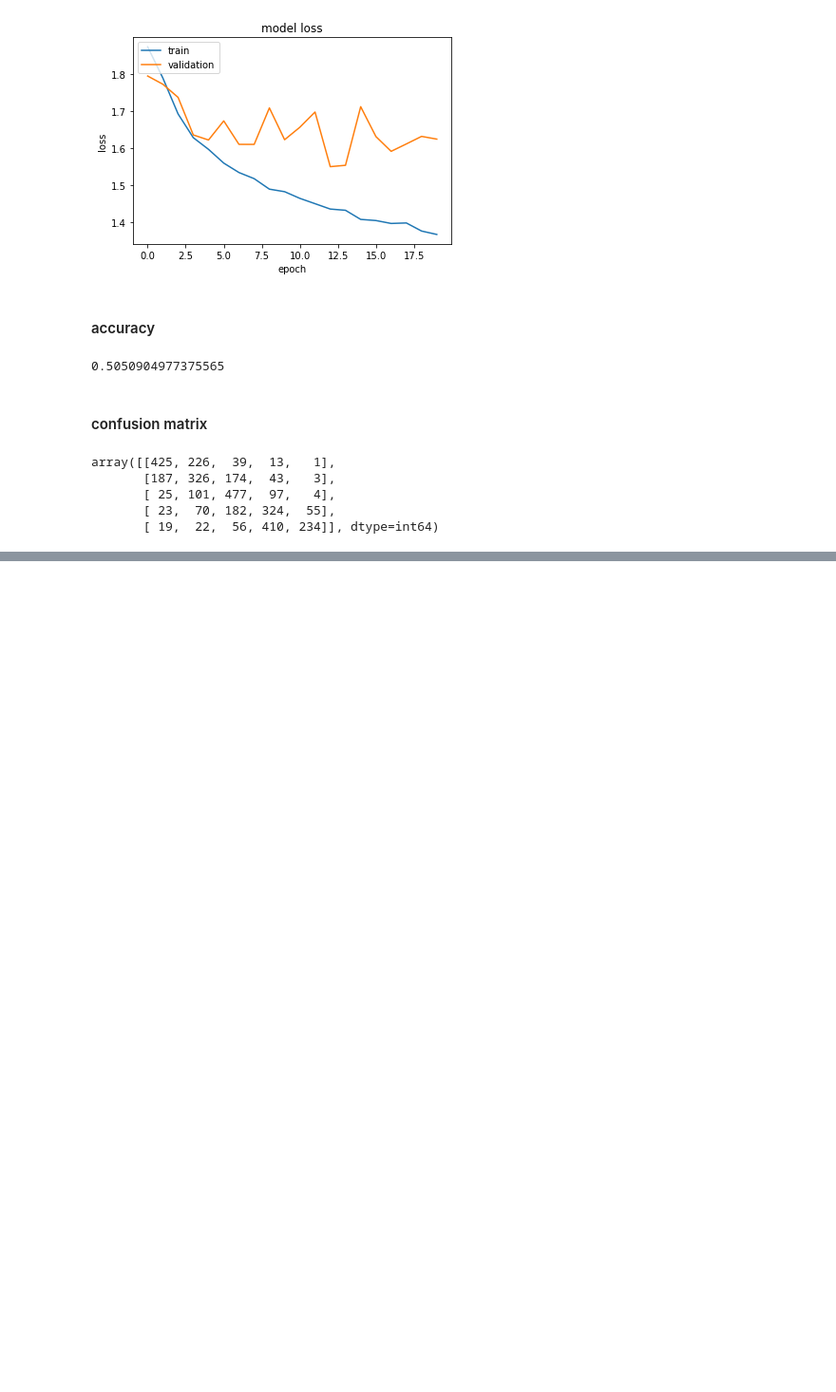
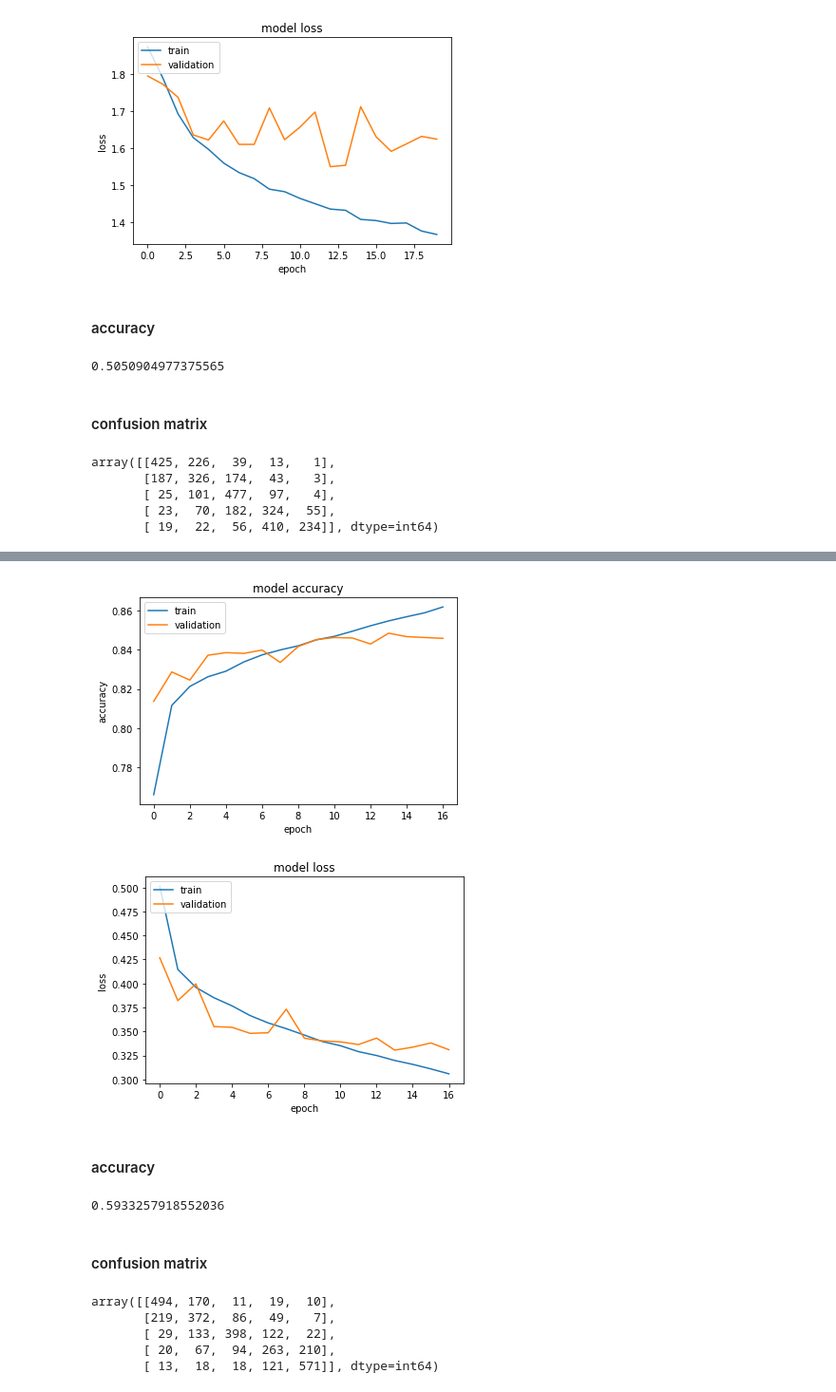
Before and after one commit to j-dhall/ml, a Jupyter notebook: notebooks/Convolutional Neural Networks for Sentence Classification - Yoon Kim - NYU - 2014.ipynb, the cells around one changed output, grey strips where cells are left out. Shown at 95% size. Drawn from its saved outputs; the diff is of its cells as text; code cells hidden in the pictures; blank space fills up the shorter version.

Commit message:
added a model based on Bidirectional GRU and LSTM

```diff
--- a/notebooks/Convolutional Neural Networks for Sentence Classification - Yoon Kim - NYU - 2014.ipynb
+++ b/notebooks/Convolutional Neural Networks for Sentence Classification - Yoon Kim - NYU - 2014.ipynb
@@ -344,0 +396,3 @@ array([[425, 226,  39,  13,   1],
+# %%
+max_len = sequence_length
+embed_size = embedding_dim
@@ -344,0 +446,4 @@ array([[425, 226,  39,  13,   1],
+# %%
+model1, history1 = build_model1(lr = 1e-3, lr_d = 1e-10, units = 64,\
+                      spatial_dr = 0.3, kernel_size1=3, kernel_size2=2,\
+                      dense_units=32, dr=0.1, conv_size=32)
@@ -344,0 +468,21 @@ array([[425, 226,  39,  13,   1],
+# %%
+history_3 = history1
+# %%
+plt.plot(history_3.history['accuracy'])
+plt.plot(history_3.history['val_accuracy'])
+plt.title('model accuracy')
+plt.ylabel('accuracy')
+plt.xlabel('epoch')
+plt.legend(['train', 'validation'], loc='upper left')
+plt.show()
+
+plt.plot(history_3.history['loss'])
+plt.plot(history_3.history['val_loss'])
+plt.title('model loss')
+plt.ylabel('loss')
+plt.xlabel('epoch')
+plt.legend(['train', 'validation'], loc='upper left')
+plt.show()
+# %% [output]
+[figure, added]
+[figure, added]
@@ -344,0 +491,19 @@ array([[425, 226,  39,  13,   1],
+# %% [markdown]
+#### accuracy
+# %%
+y_hat_3 = model_3.predict(X_val)
+accuracy_score(list(map(lambda x: np.argmax(x), y_val)),\
+               list(map(lambda x: np.argmax(x), y_hat_3)))
+# %% [output]
+0.5933257918552036
+# %% [markdown]
+#### confusion matrix
+# %%
+confusion_matrix(list(map(lambda x: np.argmax(x), y_val)),\
+                 list(map(lambda x: np.argmax(x), y_hat_3)))
+# %% [output]
+array([[494, 170,  11,  19,  10],
+       [219, 372,  86,  49,   7],
+       [ 29, 133, 398, 122,  22],
+       [ 20,  67,  94, 263, 210],
+       [ 13,  18,  18, 121, 571]], dtype=int64)
```
Also changed, not shown: parts of 20 cells of this notebook.
